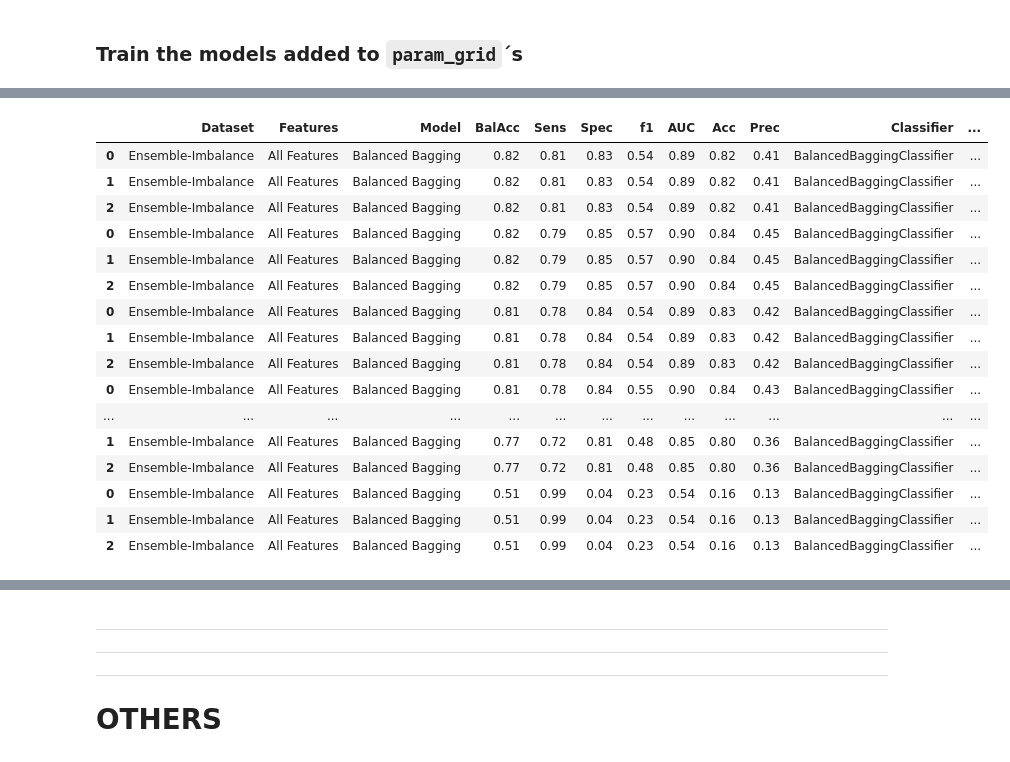
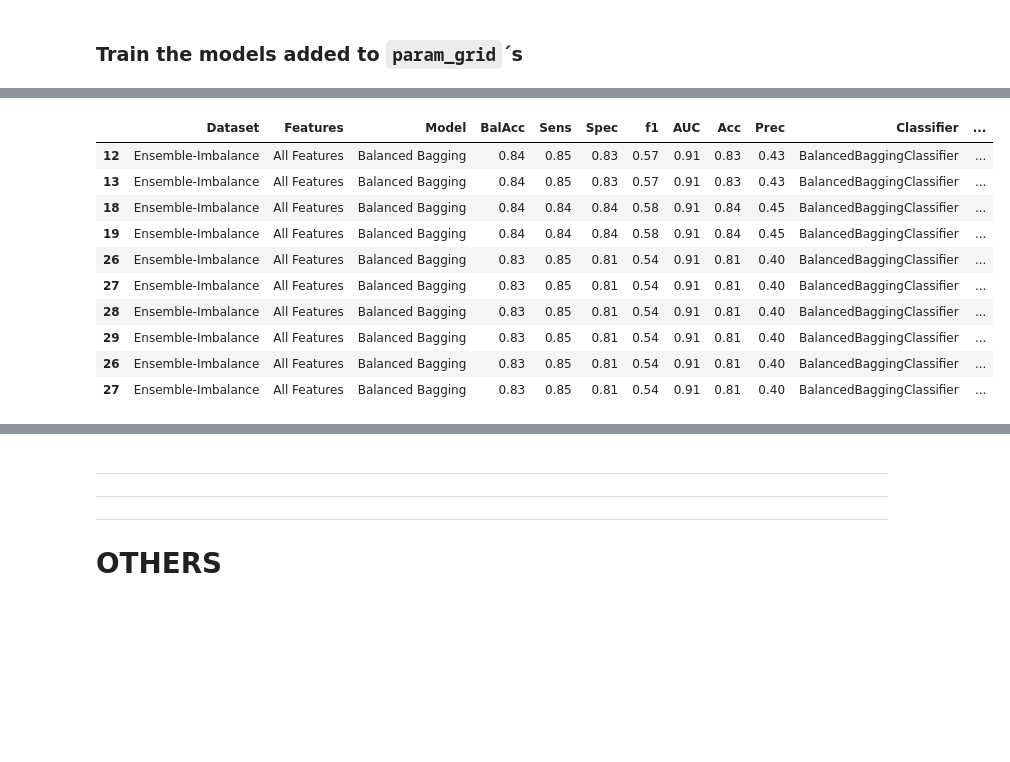
Before and after one commit to fabianopapaiz/als_prognosis_using_ensemble_imbalance, a Jupyter notebook: 05_Train_Validate_Models/05.20.1 - Ensemble-Imbalance Scenario - Train Models using Grid Search.ipynb, the cells around one changed output, grey strips where cells are left out. Drawn from its saved outputs; the diff is of its cells as text; code cells hidden in the pictures; blank space fills up the shorter version.

```diff
--- a/05_Train_Validate_Models/05.20.1 - Ensemble-Imbalance Scenario - Train Models using Grid Search.ipynb
+++ b/05_Train_Validate_Models/05.20.1 - Ensemble-Imbalance Scenario - Train Models using Grid Search.ipynb
@@ -115,8 +125,8 @@ Wall time: 6.58 ms
 ## define the models and hyperparameters for the GridSearch
 param_grids = []
 
-# TESTING = False
 TESTING = True
+TESTING = False
 
 if len(classifiers) > 0:
 
@@ -134,6 +144,9 @@ if len(classifiers) > 0:
         # store the param_grid's that will be executed
         param_grids.append(param_grid)
 
+        if TESTING and len(param_grids) >= 5:
+            break
+
 
 # utils.print_array_as_list(param_grids)
 
@@ -168,7 +181,7 @@ csv_results_saved = os.path.abspath('exec_results/results_Ensemble_Imbalance.csv
 
 
 # verify if already exists an CSV with the results
-overwrite_results_saved_previously = True
+overwrite_results_saved_previously = False
 
 if os.path.exists(csv_results_saved) and overwrite_results_saved_previously==False:
     print('Reading results saved previously...')
@@ -184,11 +197,14 @@ if len(param_grids) > 0:
 
     i = 0
 
+    tot = len(param_grids)
+
     # execute GridSearch for each classifiers
     for p_grid in param_grids:
 
         if i > 0:
-            time.sleep((1 if TESTING else 10))
+            time.sleep((1 if TESTING else 20))
+            clear_output()
 
         i += 1
 
@@ -202,8 +218,8 @@ if len(param_grids) > 0:
         estimator_params = estimator_class.get_params()
         estimator_params = utils_exec_models.convert_hyperparams_to_dict(estimator_params)
 
-
-        print(f'Executing {estimator_name}...', end=' ')
+#         print(f'{estimator_desc}', end=' ')
+        print(f'({i}/{tot}) Executing {estimator_name}...', end=' ')
 
         ## execute GridSearch
         grid, df_results_aux = utils_exec_models.exec_grid_search(
@@ -231,30 +247,21 @@ if len(param_grids) > 0:
         else:
             df_results = pd.concat([df_results, df_results_aux])
 
-#         clear_output()
+
+        print('saving and waiting...')
+
+        # sort performances results and show results
+        df_results = utils_exec_models.sort_performances_results(df=df_results)
+
+        # save the results
+        utils.save_to_csv(df=df_results, csv_file=csv_results_saved)
+
 
 #         break
 
-print('saving and waiting...')
-
-# sort performances results and show results
-df_results = utils_exec_models.sort_performances_results(df=df_results)
-display(df_results)
-
-# save the results
-utils.save_to_csv(df=df_results, csv_file=csv_results_saved)
-
-
+display(df_results.head(10))
 
 
 print()
 print('FINISHED !!!')
-
-
-# # sort performances results and show results
-# df_results = utils_exec_models.sort_performances_results(df=df_results)
-# display(df_results)
-
-# # save the results
-# utils.save_to_csv(df=df_results, csv_file=csv_results_saved)
 # %% [output]
@@ -274,17 +271,11 @@ saving and waiting...
 |  | Dataset | Features | Model | BalAcc | Sens | Spec | f1 | AUC | Acc | Prec | Classifier | ... |
-| 0 | Ensemble-Imbalance | All Features | Balanced Bagging | 0.82 | 0.81 | 0.83 | 0.54 | 0.89 | 0.82 | 0.41 | BalancedBaggingClassifier | ... |
-| 1 | Ensemble-Imbalance | All Features | Balanced Bagging | 0.82 | 0.81 | 0.83 | 0.54 | 0.89 | 0.82 | 0.41 | BalancedBaggingClassifier | ... |
-| 2 | Ensemble-Imbalance | All Features | Balanced Bagging | 0.82 | 0.81 | 0.83 | 0.54 | 0.89 | 0.82 | 0.41 | BalancedBaggingClassifier | ... |
-| 0 | Ensemble-Imbalance | All Features | Balanced Bagging | 0.82 | 0.79 | 0.85 | 0.57 | 0.90 | 0.84 | 0.45 | BalancedBaggingClassifier | ... |
-| 1 | Ensemble-Imbalance | All Features | Balanced Bagging | 0.82 | 0.79 | 0.85 | 0.57 | 0.90 | 0.84 | 0.45 | BalancedBaggingClassifier | ... |
-| 2 | Ensemble-Imbalance | All Features | Balanced Bagging | 0.82 | 0.79 | 0.85 | 0.57 | 0.90 | 0.84 | 0.45 | BalancedBaggingClassifier | ... |
-| 0 | Ensemble-Imbalance | All Features | Balanced Bagging | 0.81 | 0.78 | 0.84 | 0.54 | 0.89 | 0.83 | 0.42 | BalancedBaggingClassifier | ... |
-| 1 | Ensemble-Imbalance | All Features | Balanced Bagging | 0.81 | 0.78 | 0.84 | 0.54 | 0.89 | 0.83 | 0.42 | BalancedBaggingClassifier | ... |
-| 2 | Ensemble-Imbalance | All Features | Balanced Bagging | 0.81 | 0.78 | 0.84 | 0.54 | 0.89 | 0.83 | 0.42 | BalancedBaggingClassifier | ... |
-| 0 | Ensemble-Imbalance | All Features | Balanced Bagging | 0.81 | 0.78 | 0.84 | 0.55 | 0.90 | 0.84 | 0.43 | BalancedBaggingClassifier | ... |
-| ... | ... | ... | ... | ... | ... | ... | ... | ... | ... | ... | ... | ... |
-| 1 | Ensemble-Imbalance | All Features | Balanced Bagging | 0.77 | 0.72 | 0.81 | 0.48 | 0.85 | 0.80 | 0.36 | BalancedBaggingClassifier | ... |
-| 2 | Ensemble-Imbalance | All Features | Balanced Bagging | 0.77 | 0.72 | 0.81 | 0.48 | 0.85 | 0.80 | 0.36 | BalancedBaggingClassifier | ... |
-| 0 | Ensemble-Imbalance | All Features | Balanced Bagging | 0.51 | 0.99 | 0.04 | 0.23 | 0.54 | 0.16 | 0.13 | BalancedBaggingClassifier | ... |
-| 1 | Ensemble-Imbalance | All Features | Balanced Bagging | 0.51 | 0.99 | 0.04 | 0.23 | 0.54 | 0.16 | 0.13 | BalancedBaggingClassifier | ... |
-| 2 | Ensemble-Imbalance | All Features | Balanced Bagging | 0.51 | 0.99 | 0.04 | 0.23 | 0.54 | 0.16 | 0.13 | BalancedBaggingClassifier | ... |
+| 12 | Ensemble-Imbalance | All Features | Balanced Bagging | 0.84 | 0.85 | 0.83 | 0.57 | 0.91 | 0.83 | 0.43 | BalancedBaggingClassifier | ... |
+| 13 | Ensemble-Imbalance | All Features | Balanced Bagging | 0.84 | 0.85 | 0.83 | 0.57 | 0.91 | 0.83 | 0.43 | BalancedBaggingClassifier | ... |
+| 18 | Ensemble-Imbalance | All Features | Balanced Bagging | 0.84 | 0.84 | 0.84 | 0.58 | 0.91 | 0.84 | 0.45 | BalancedBaggingClassifier | ... |
+| 19 | Ensemble-Imbalance | All Features | Balanced Bagging | 0.84 | 0.84 | 0.84 | 0.58 | 0.91 | 0.84 | 0.45 | BalancedBaggingClassifier | ... |
+| 26 | Ensemble-Imbalance | All Features | Balanced Bagging | 0.83 | 0.85 | 0.81 | 0.54 | 0.91 | 0.81 | 0.40 | BalancedBaggingClassifier | ... |
+| 27 | Ensemble-Imbalance | All Features | Balanced Bagging | 0.83 | 0.85 | 0.81 | 0.54 | 0.91 | 0.81 | 0.40 | BalancedBaggingClassifier | ... |
+| 28 | Ensemble-Imbalance | All Features | Balanced Bagging | 0.83 | 0.85 | 0.81 | 0.54 | 0.91 | 0.81 | 0.40 | BalancedBaggingClassifier | ... |
+| 29 | Ensemble-Imbalance | All Features | Balanced Bagging | 0.83 | 0.85 | 0.81 | 0.54 | 0.91 | 0.81 | 0.40 | BalancedBaggingClassifier | ... |
+| 26 | Ensemble-Imbalance | All Features | Balanced Bagging | 0.83 | 0.85 | 0.81 | 0.54 | 0.91 | 0.81 | 0.40 | BalancedBaggingClassifier | ... |
+| 27 | Ensemble-Imbalance | All Features | Balanced Bagging | 0.83 | 0.85 | 0.81 | 0.54 | 0.91 | 0.81 | 0.40 | BalancedBaggingClassifier | ... |
```
Also changed, not shown: parts of 5 cells of this notebook, 7 other files.
